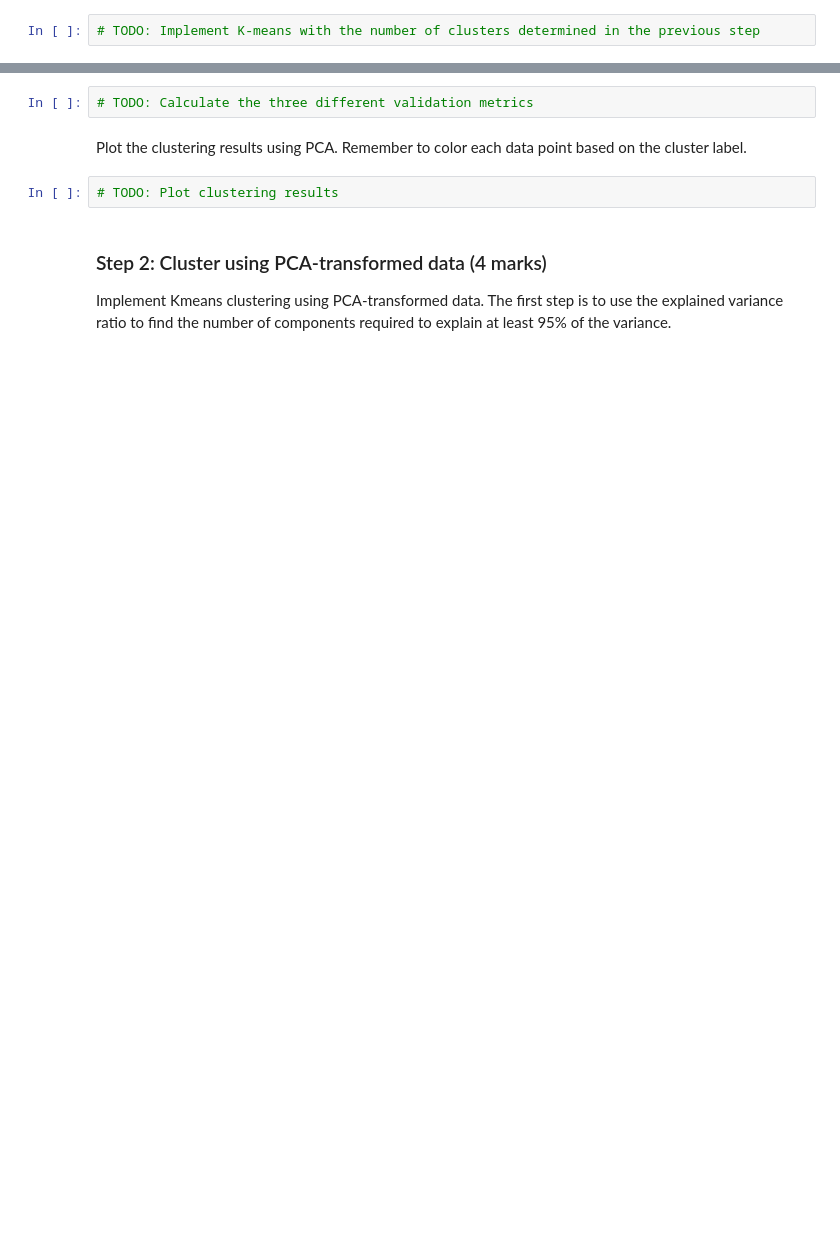
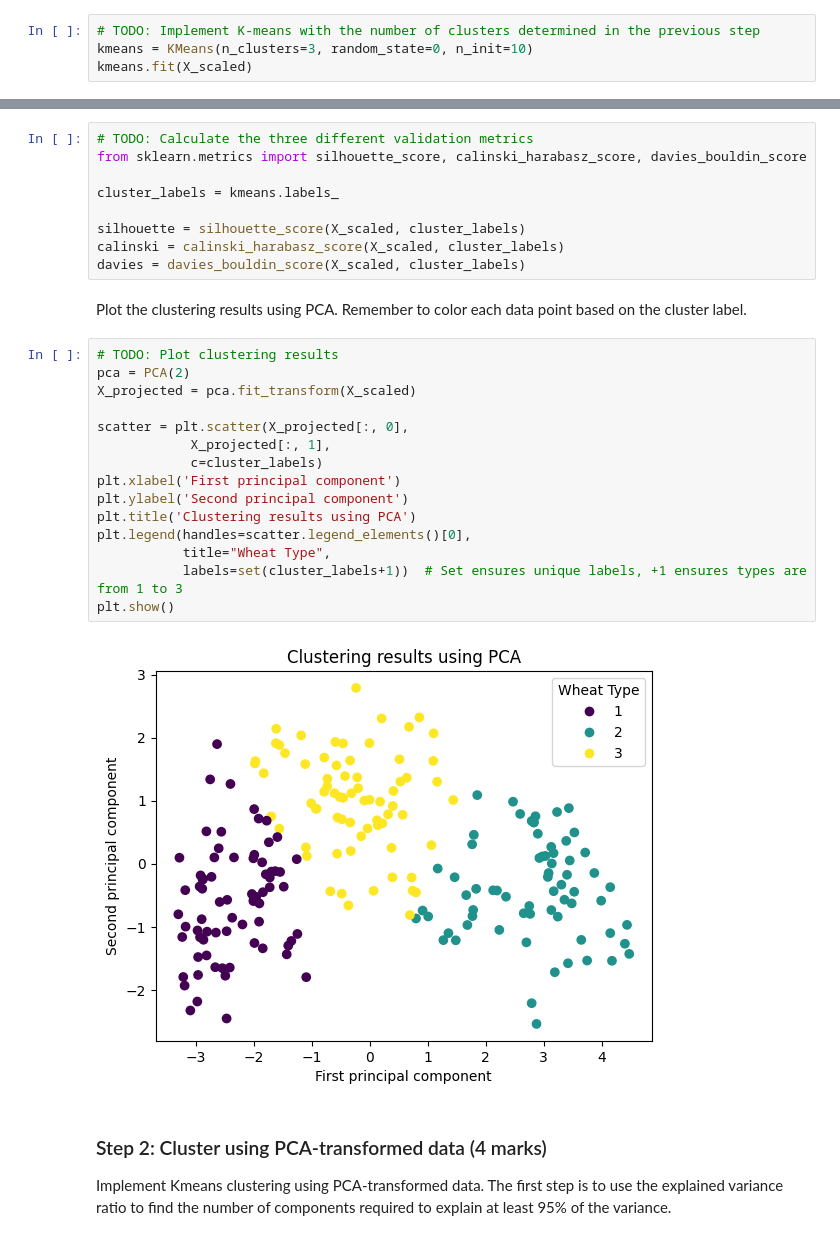
Before and after one commit to ENSF611-SuarezRobles/Assignment5, a Jupyter notebook: Assignment 5.ipynb, the cells around one changed output, grey strips where cells are left out. Drawn from its saved outputs; the diff is of its cells as text; blank space fills up the shorter version.

```diff
--- a/Assignment 5.ipynb
+++ b/Assignment 5.ipynb
@@ -103,3 +200,5 @@ Next, implement Kmeans and calculate the following validation metrics:
 - Davies-Bouldin score
 # %%
 # TODO: Implement K-means with the number of clusters determined in the previous step
+kmeans = KMeans(n_clusters=3, random_state=0, n_init=10)
+kmeans.fit(X_scaled)
@@ -106,9 +207,31 @@ Next, implement Kmeans and calculate the following validation metrics:
 # %%
 # TODO: Calculate the three different validation metrics
+from sklearn.metrics import silhouette_score, calinski_harabasz_score, davies_bouldin_score
+
+cluster_labels = kmeans.labels_
+
+silhouette = silhouette_score(X_scaled, cluster_labels)
+calinski = calinski_harabasz_score(X_scaled, cluster_labels)
+davies = davies_bouldin_score(X_scaled, cluster_labels)
 # %% [markdown]
 Plot the clustering results using PCA. Remember to color each data point based on the cluster label.
 # %%
 # TODO: Plot clustering results
+pca = PCA(2)
+X_projected = pca.fit_transform(X_scaled)
+
+scatter = plt.scatter(X_projected[:, 0],
+            X_projected[:, 1],
+            c=cluster_labels)
+plt.xlabel('First principal component')
+plt.ylabel('Second principal component')
+plt.title('Clustering results using PCA')
+plt.legend(handles=scatter.legend_elements()[0],
+           title="Wheat Type",
+           labels=set(cluster_labels+1))  # Set ensures unique labels, +1 ensures types are from 1 to 3
+plt.show()
+# %% [output]
+[figure, added]
 # %% [markdown]
 ### Step 2: Cluster using PCA-transformed data (4 marks)
 
```
Also changed, not shown: parts of 26 cells of this notebook.
